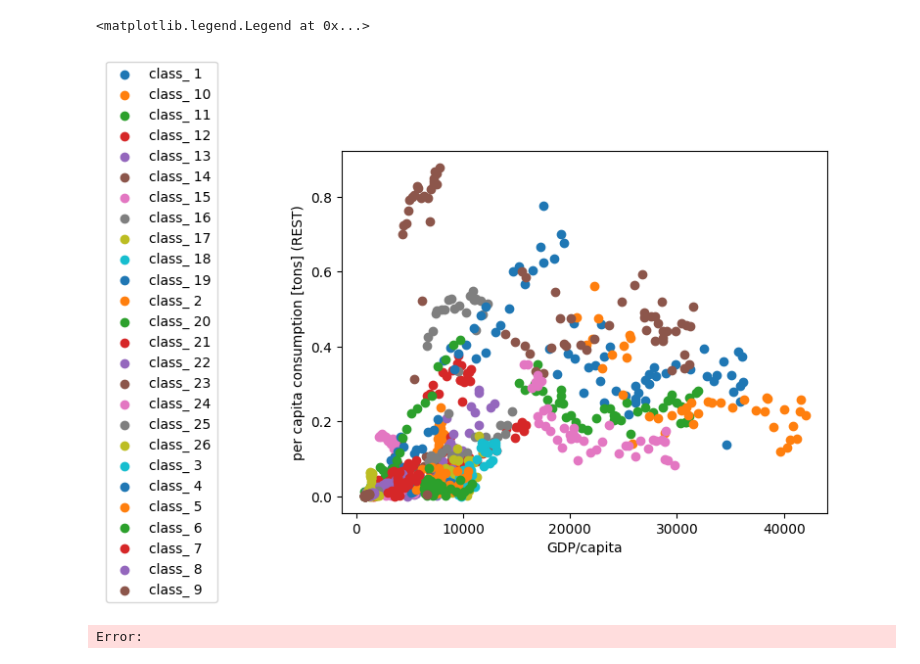
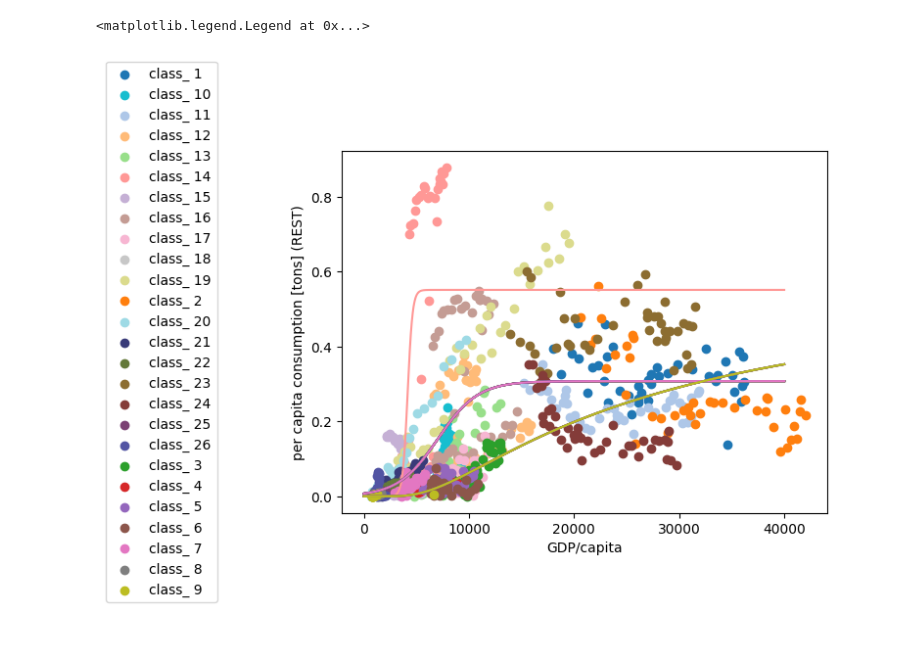
Before and after one commit to imagepbl/image-materials, a Jupyter notebook: imagematerials/rest_of/steel.ipynb, the cells around one changed output. Saved outputs shown, nothing was run; the diff lists cells and outputs as text; code cells hidden in the pictures.

Commit message:
steel plotting and start aluminium

```diff
--- a/imagematerials/rest_of/steel.ipynb
+++ b/imagematerials/rest_of/steel.ipynb
@@ -89,18 +113,37 @@ steel.projection_per_region.plot()
 # %%
 # Plot regression with GDP/cap on x axis and cons/cap on y axis only for years that were fitted
+
+colors = [
+    '#1f77b4', '#ff7f0e', '#2ca02c', '#d62728', '#9467bd',
+    '#8c564b', '#e377c2', '#7f7f7f', '#bcbd22', '#17becf',
+    '#aec7e8', '#ffbb78', '#98df8a', '#ff9896', '#c5b0d5',
+    '#c49c94', '#f7b6d2', '#c7c7c7', '#dbdb8d', '#9edae5',
+    '#393b79', '#637939', '#8c6d31', '#843c39', '#7b4173',
+    '#5254a3'
+]
+
+# Create the mapping dictionary
+color_dict = {f"class_ {i+1}": colors[i] for i in range(26)}
 
 fig, ax = plt.subplots()             # Create a figure containing a single Axes.
 
 
 for region in steel.cons_capita.columns:
     ax.scatter(steel.gdp_pc[region],
-               steel.cons_capita[region], label = region)
+               steel.cons_capita[region],
+               label = region,
+               color = color_dict.get(region))
+
+
+    ax.plot(steel.region_model_match.get(region).predict(np.arange(1, 40001).reshape(-1, 1)),
+            color = color_dict.get(region))
 
 ax.set_ylabel("per capita consumption [tons] (REST)")
 ax.set_xlabel("GDP/capita")
 
+
+
 ax.legend(loc = 'center left', bbox_to_anchor=(-0.5, 0.5))
 # %% [output]
 <matplotlib.legend.Legend at 0x...>
-[figure, old version]
+[figure, new version]
-Error:
```
Also changed, not shown: parts of 10 cells of this notebook, 6 other files.
